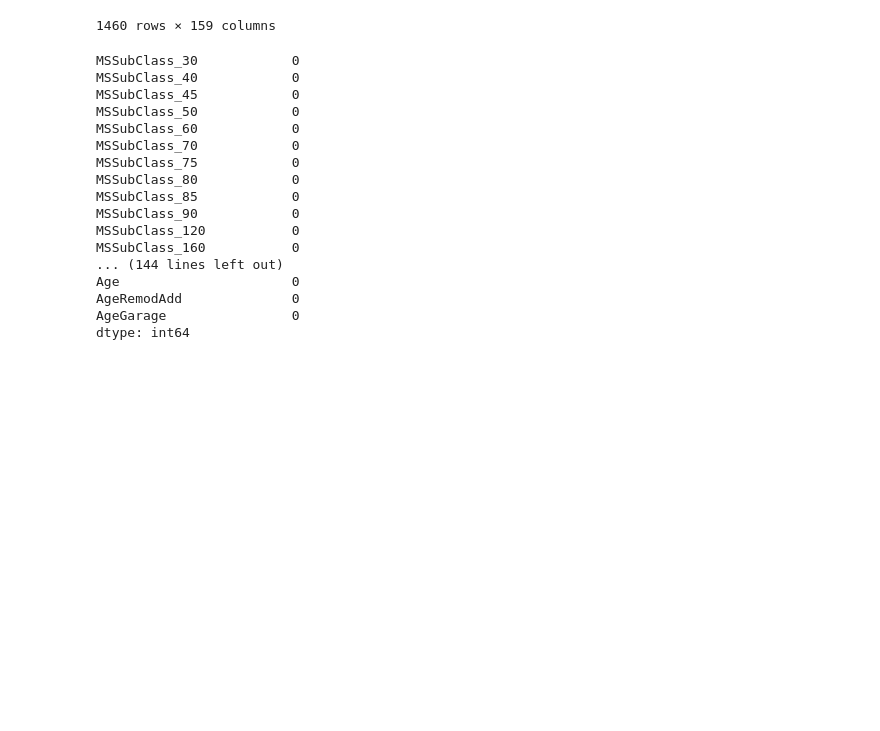
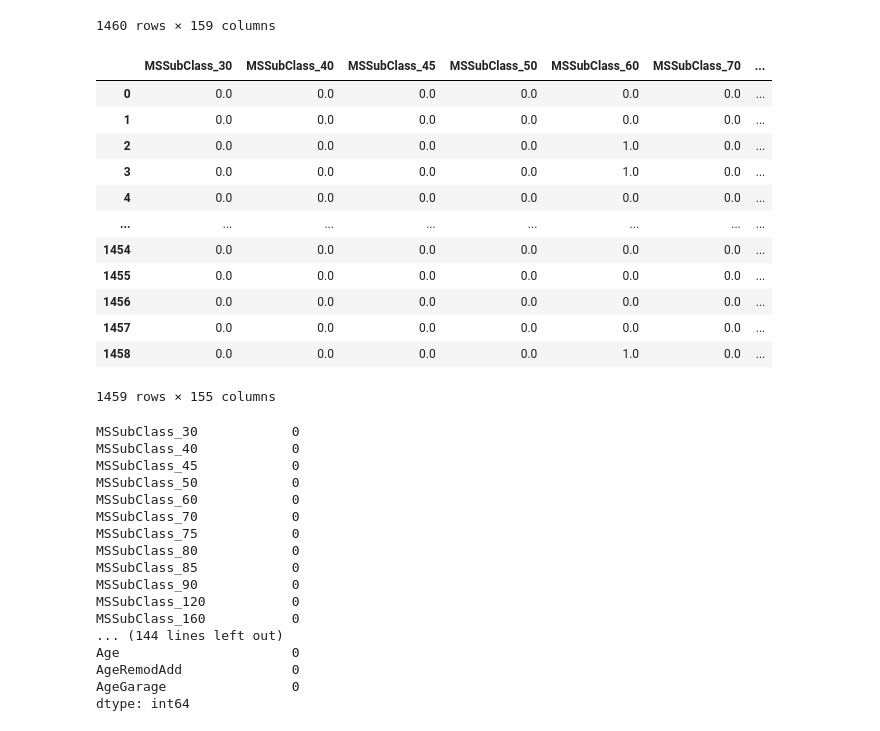
Before and after one commit to mwc201/Housing_Price_Prediction, a Jupyter notebook: Pre-Processing_RKedit.ipynb, the cells around one changed output. Saved outputs shown, nothing was run; the diff lists cells and outputs as text; code cells hidden in the pictures; blank space fills up the shorter version.

```diff
--- a/Pre-Processing_RKedit.ipynb
+++ b/Pre-Processing_RKedit.ipynb
@@ -50,15 +48,15 @@ train_df['MiscFeature'] = train_df['MiscFeature'].fillna('None') # RK edit 28dec
 # %% [markdown]
 ### Test Set
 # %%
-test_df["MSZoning"].fillna(test_df["MSZoning"].mode()[0], inplace = True)
+test_df["MSZoning"].fillna(train_df["MSZoning"].mode()[0], inplace = True)
 #LotFrontage with the mean of each Neighborhood in the test set
-neighbor_mean = dict(test_df.groupby('Neighborhood')["LotFrontage"].mean()) # RK edit 28dec2020: changed from train to test
+neighbor_mean = dict(train_df.groupby('Neighborhood')["LotFrontage"].mean())
 test_df["LotFrontage"] = test_df["LotFrontage"].fillna(test_df["Neighborhood"].map(neighbor_mean))
 test_df['Alley'] = test_df['Alley'].fillna('NaN') # RK edit 28dec2020: Added, but not needed, to be dropped
 
 test_df['Utilities'] = test_df['Utilities'].fillna('NaN') # RK edit 28dec2020: Added, but not needed, to be dropped
-test_df["Exterior1st"].fillna(test_df["Exterior1st"].mode()[0], inplace = True)
-test_df["Exterior2nd"].fillna(test_df["Exterior2nd"].mode()[0], inplace = True)
+test_df["Exterior1st"].fillna(train_df["Exterior1st"].mode()[0], inplace = True)
+test_df["Exterior2nd"].fillna(train_df["Exterior2nd"].mode()[0], inplace = True)
 
 test_df["MasVnrType"].fillna("None", inplace = True)
 test_df["MasVnrArea"].fillna(0.0, inplace = True)
@@ -72,11 +70,11 @@ test_df['BsmtFinType2'] = test_df['BsmtFinType2'].fillna('None') # RK edit 28dec
 test_df['BsmtFinSF2'] = test_df['BsmtFinSF2'].fillna(0) # RK edit 28dec2020: not needed, to be dropped
 test_df['BsmtUnfSF'] = test_df['BsmtUnfSF'].fillna(0) # RK edit 28dec2020: not needed, to be dropped
 test_df['TotalBsmtSF'] = test_df['TotalBsmtSF'].fillna(0) # RK edit 28dec2020: Added, for houses without basements
-test_df["BsmtHalfBath"].fillna(test_df["BsmtHalfBath"].mode()[0], inplace = True) # RK edit 28dec2020: not needed, to be droped
-test_df["BsmtFullBath"].fillna(test_df["BsmtFullBath"].mode()[0], inplace = True) # RK edit 28dec2020: not needed, to be droped
-test_df["KitchenQual"].fillna(test_df["KitchenQual"].mode()[0], inplace = True)
-test_df["Functional"].fillna(test_df["Functional"].mode()[0], inplace = True)
-test_df['FireplaceQu'] = test_df['FireplaceQu'].fillna('None') # RK edit 28dec2020: Added
+test_df["BsmtHalfBath"].fillna(train_df["BsmtHalfBath"].mode()[0], inplace = True) # RK edit 28dec2020: not needed, to be droped
+test_df["BsmtFullBath"].fillna(train_df["BsmtFullBath"].mode()[0], inplace = True) # RK edit 28dec2020: not needed, to be droped
+test_df["KitchenQual"].fillna(train_df["KitchenQual"].mode()[0], inplace = True)
+test_df["Functional"].fillna(train_df["Functional"].mode()[0], inplace = True)
+test_df['FireplaceQu'] = test_df['FireplaceQu'].fillna('NA') # RK edit 28dec2020: Added
 
 test_df['GarageType'] = test_df['GarageType'].fillna('NA') # RK edit 28dec2020: needs to be 'NA' for ordinal encoding below to work
 test_df['GarageYrBlt'] = test_df['GarageYrBlt'].fillna(test_df['YrSold']) # RK edit 28dec2020: Added. Impute to YrSold for Houses without garages (needed for subsequent calculation of AgeGarage)
@@ -90,7 +88,7 @@ test_df['PoolQC'] = test_df['PoolQC'].fillna('NA') # RK edit 28dec2020: needs to
 test_df['Fence'] = test_df['Fence'].fillna('NA') # RK edit 28dec2020: needs to be 'NA' for ordinal encoding below to work
 test_df['MiscFeature'] = test_df['MiscFeature'].fillna('None') # RK edit 28dec2020: Added. but not needed, to be droped
 
-test_df["SaleType"].fillna(test_df["SaleType"].mode()[0], inplace = True)
+test_df["SaleType"].fillna(train_df["SaleType"].mode()[0], inplace = True)
 # %% [markdown]
 # Feature Engineering
 # %%
@@ -240,3 +236,15 @@ train_complete = pd.concat([train_df, train2], axis = 1)
+# %%
+#also do this for test set
+#split categorical and numerical variables to dummify categorical varialbes (concat numerical after dummification)
+test1 = new_test_df.select_dtypes(["object","category"])
+test2 = new_test_df.select_dtypes(["float64","int64"])
+#OneHotEncoder function to dummify
+test1_enc = encoder.fit_transform(test1)
+column = encoder.get_feature_names(test1.columns.tolist())
+# Combine the object and numeric features back again for train set
+test_df =  pd.DataFrame(test1_enc, columns= column)
+test_df.set_index(test2.index, inplace = True)
+test_complete = pd.concat([test_df, test2], axis = 1)
 # %% [markdown]
 ## final check
 # %%
@@ -255,6 +263,22 @@ train_complete
 | 1458 | 0.0 | 0.0 | 0.0 | 0.0 | 0.0 | 0.0 | ... |
 | 1459 | 0.0 | 0.0 | 0.0 | 0.0 | 0.0 | 0.0 | ... |
 1460 rows × 159 columns
+# %%
+test_complete
+# %% [output]
+|  | MSSubClass_30 | MSSubClass_40 | MSSubClass_45 | MSSubClass_50 | MSSubClass_60 | MSSubClass_70 | ... |
+| 0 | 0.0 | 0.0 | 0.0 | 0.0 | 0.0 | 0.0 | ... |
+| 1 | 0.0 | 0.0 | 0.0 | 0.0 | 0.0 | 0.0 | ... |
+| 2 | 0.0 | 0.0 | 0.0 | 0.0 | 1.0 | 0.0 | ... |
+| 3 | 0.0 | 0.0 | 0.0 | 0.0 | 1.0 | 0.0 | ... |
+| 4 | 0.0 | 0.0 | 0.0 | 0.0 | 0.0 | 0.0 | ... |
+| ... | ... | ... | ... | ... | ... | ... | ... |
+| 1454 | 0.0 | 0.0 | 0.0 | 0.0 | 0.0 | 0.0 | ... |
+| 1455 | 0.0 | 0.0 | 0.0 | 0.0 | 0.0 | 0.0 | ... |
+| 1456 | 0.0 | 0.0 | 0.0 | 0.0 | 0.0 | 0.0 | ... |
+| 1457 | 0.0 | 0.0 | 0.0 | 0.0 | 0.0 | 0.0 | ... |
+| 1458 | 0.0 | 0.0 | 0.0 | 0.0 | 1.0 | 0.0 | ... |
+1459 rows × 155 columns
 # %%
 train_complete.isna().sum()
 # %% [output]
```
Also changed, not shown: parts of 8 cells of this notebook, 1 other file.
